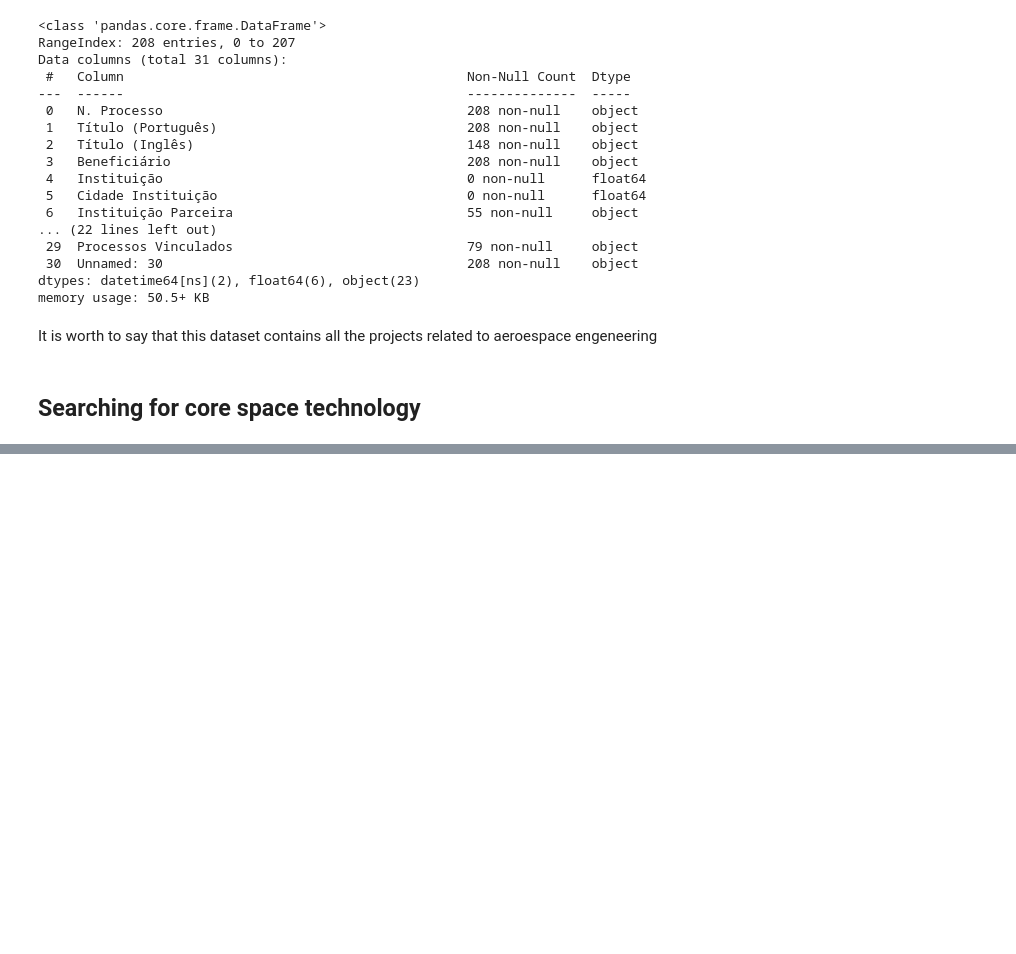
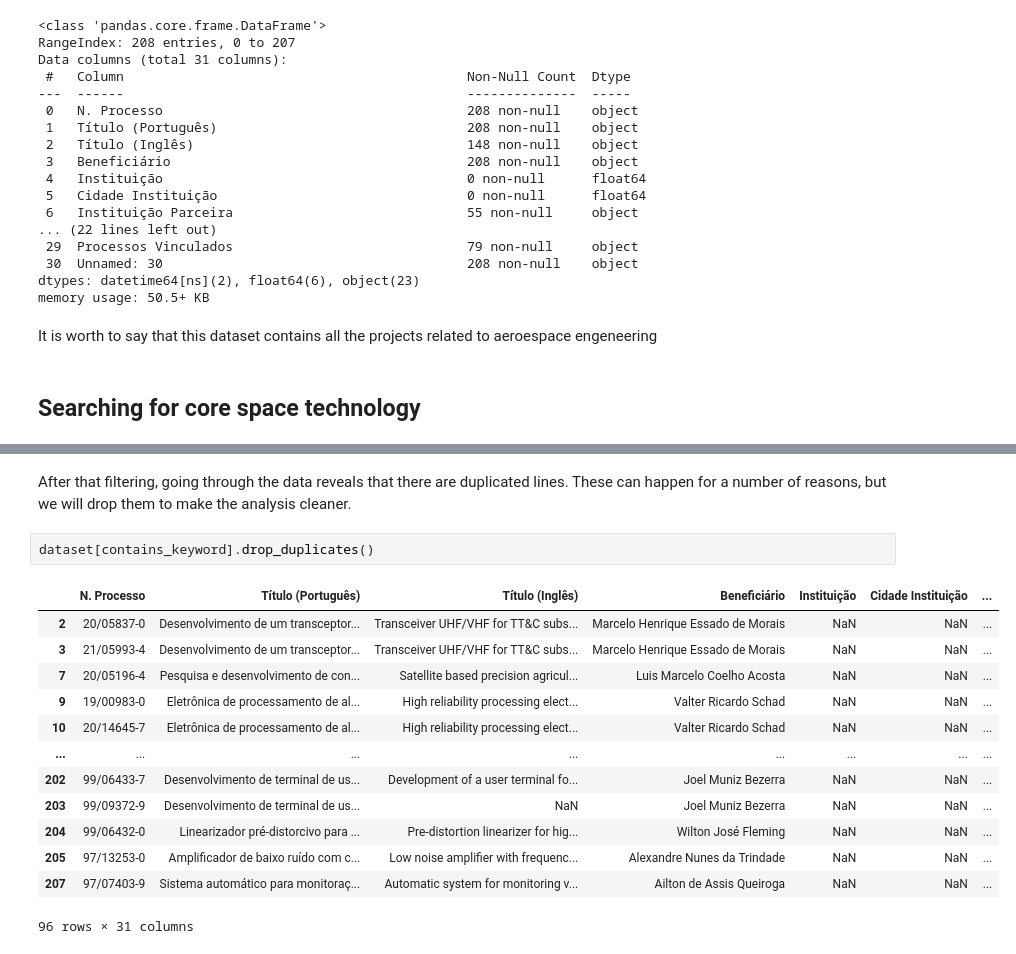
Before and after one commit to alessandro-avancini/AEB-government-funded-space-projects, a Jupyter notebook: project-rework-government-funded-space-projects.ipynb, the cells around one changed output, grey strips where cells are left out. Cells and saved outputs as stored; diff of their text form; blank space fills up the shorter version.

Commit message:
finished treating the data

```diff
--- a/project-rework-government-funded-space-projects.ipynb
+++ b/project-rework-government-funded-space-projects.ipynb
@@ -100,0 +83,18 @@ TypeError: 'bool' object is not iterable
+# %% [markdown]
+After that filtering, going through the data reveals that there are duplicated lines. These can happen for a number of reasons, but we will drop them to make the analysis cleaner.
+# %%
+dataset[contains_keyword].drop_duplicates()
+# %% [output]
+|  | N. Processo | Título (Português) | Título (Inglês) | Beneficiário | Instituição | Cidade Instituição | ... |
+| 2 | 20/05837-0 | Desenvolvimento de um transceptor... | Transceiver UHF/VHF for TT&C subs... | Marcelo Henrique Essado de Morais | NaN | NaN | ... |
+| 3 | 21/05993-4 | Desenvolvimento de um transceptor... | Transceiver UHF/VHF for TT&C subs... | Marcelo Henrique Essado de Morais | NaN | NaN | ... |
+| 7 | 20/05196-4 | Pesquisa e desenvolvimento de con... | Satellite based precision agricul... | Luis Marcelo Coelho Acosta | NaN | NaN | ... |
+| 9 | 19/00983-0 | Eletrônica de processamento de al... | High reliability processing elect... | Valter Ricardo Schad | NaN | NaN | ... |
+| 10 | 20/14645-7 | Eletrônica de processamento de al... | High reliability processing elect... | Valter Ricardo Schad | NaN | NaN | ... |
+| ... | ... | ... | ... | ... | ... | ... | ... |
+| 202 | 99/06433-7 | Desenvolvimento de terminal de us... | Development of a user terminal fo... | Joel Muniz Bezerra | NaN | NaN | ... |
+| 203 | 99/09372-9 | Desenvolvimento de terminal de us... | NaN | Joel Muniz Bezerra | NaN | NaN | ... |
+| 204 | 99/06432-0 | Linearizador pré-distorcivo para ... | Pre-distortion linearizer for hig... | Wilton José Fleming | NaN | NaN | ... |
+| 205 | 97/13253-0 | Amplificador de baixo ruído com c... | Low noise amplifier with frequenc... | Alexandre Nunes da Trindade | NaN | NaN | ... |
+| 207 | 97/07403-9 | Sistema automático para monitoraç... | Automatic system for monitoring v... | Ailton de Assis Queiroga | NaN | NaN | ... |
+96 rows × 31 columns
```
Also changed, not shown: parts of 14 cells of this notebook.
